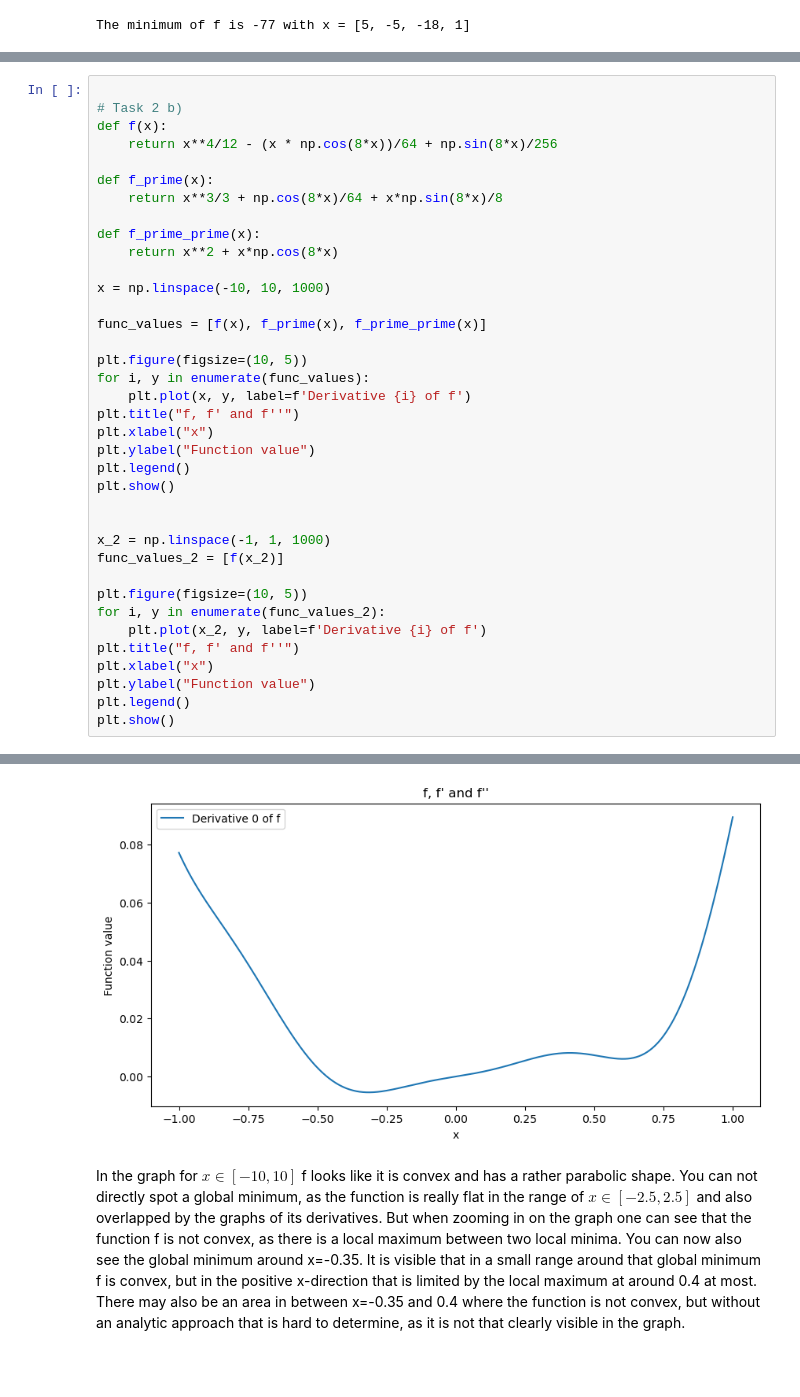
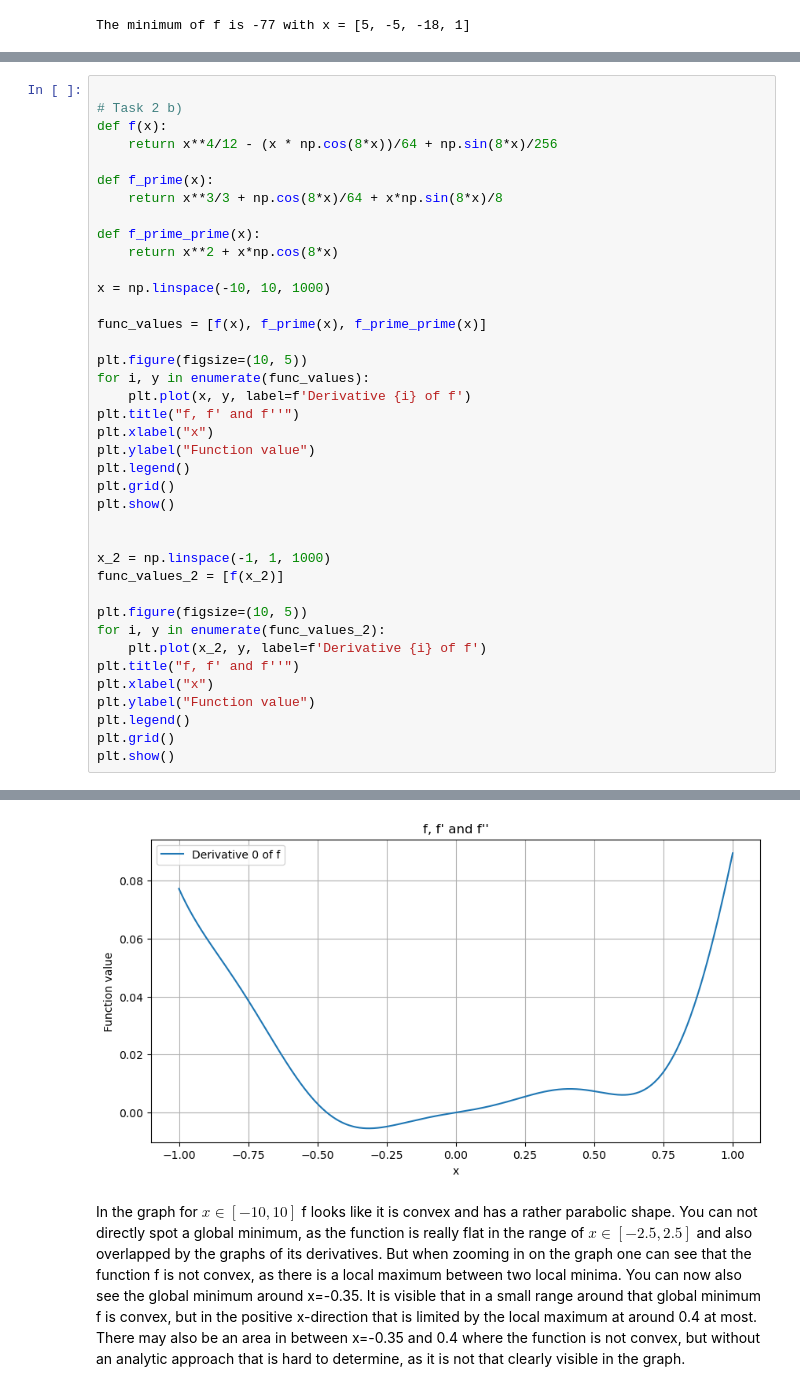
Before and after one commit to Blaise143/Applied-Optimization, a Jupyter notebook: ApOptSheet3.ipynb, the cells around one changed output, grey strips where cells are left out. Saved outputs shown, nothing was run; the diff lists cells and outputs as text.

```diff
--- a/ApOptSheet3.ipynb
+++ b/ApOptSheet3.ipynb
@@ -76,6 +77,7 @@ plt.title("f, f' and f''")
 plt.xlabel("x")
 plt.ylabel("Function value")
 plt.legend()
+plt.grid()
 plt.show()
 
 
@@ -89,5 +91,6 @@ plt.title("f, f' and f''")
 plt.xlabel("x")
 plt.ylabel("Function value")
 plt.legend()
+plt.grid()
 plt.show()
 # %% [output]
@@ -95,4 +98,4 @@ plt.show()
-[figure, old version]
+[figure, new version]
 # %% [markdown]
 In the graph for $x \in [-10,10]$ f looks like it is convex and has a rather parabolic shape. You can not directly spot a global minimum, as the function is really flat in the range of $x \in [-2.5,2.5]$ and also overlapped by the graphs of its derivatives. But when zooming in on the graph one can see that the function f is not convex, as there is a local maximum between two local minima. You can now also see the global minimum around x=-0.35. It is visible that in a small range around that global minimum f is convex, but in the positive x-direction that is limited by the local maximum at around 0.4 at most. There may also be an area in between x=-0.35 and 0.4 where the function is not convex, but without an analytic approach that is hard to determine, as it is not that clearly visible in the graph.
 
```
Also changed, not shown: parts of 9 cells of this notebook.
